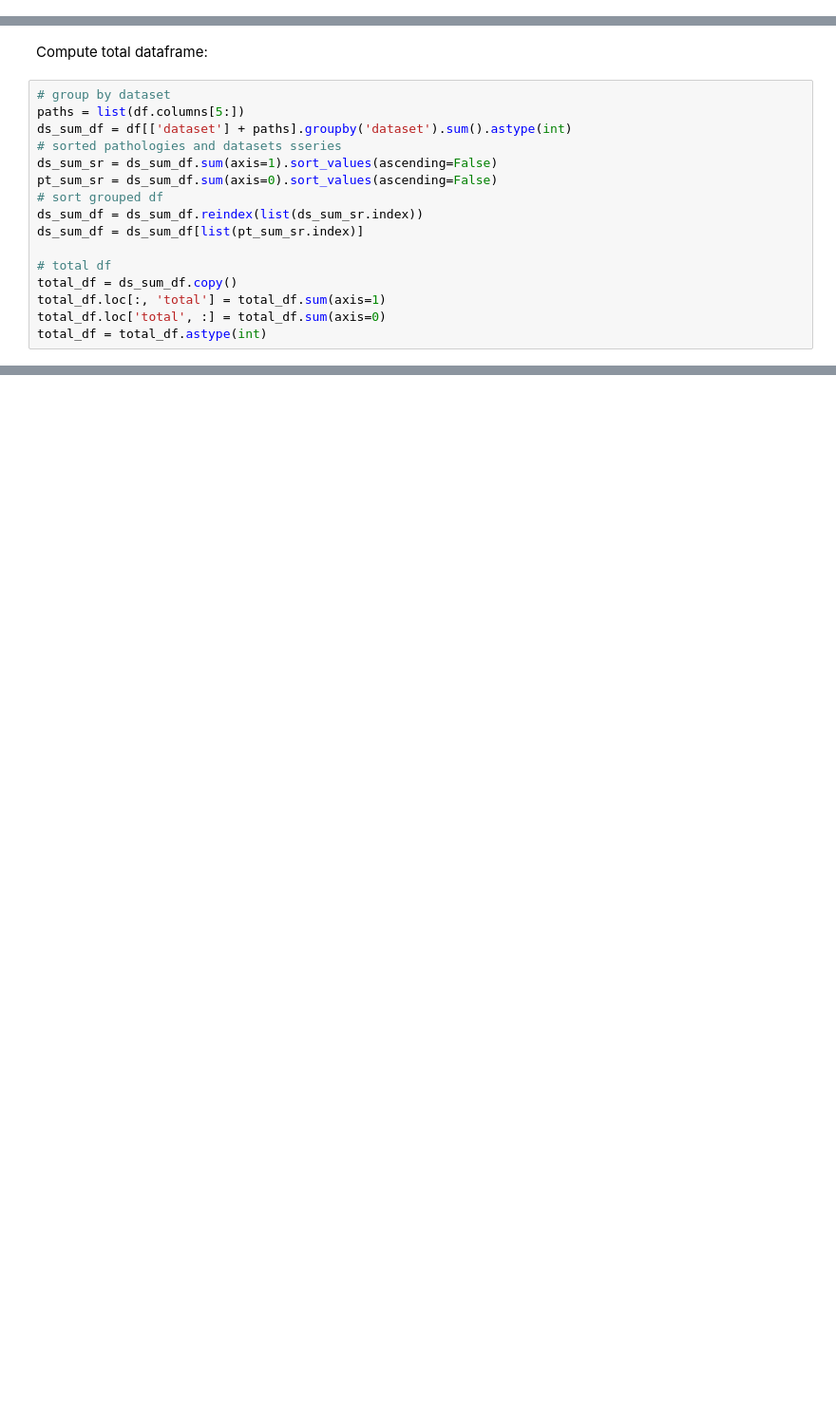
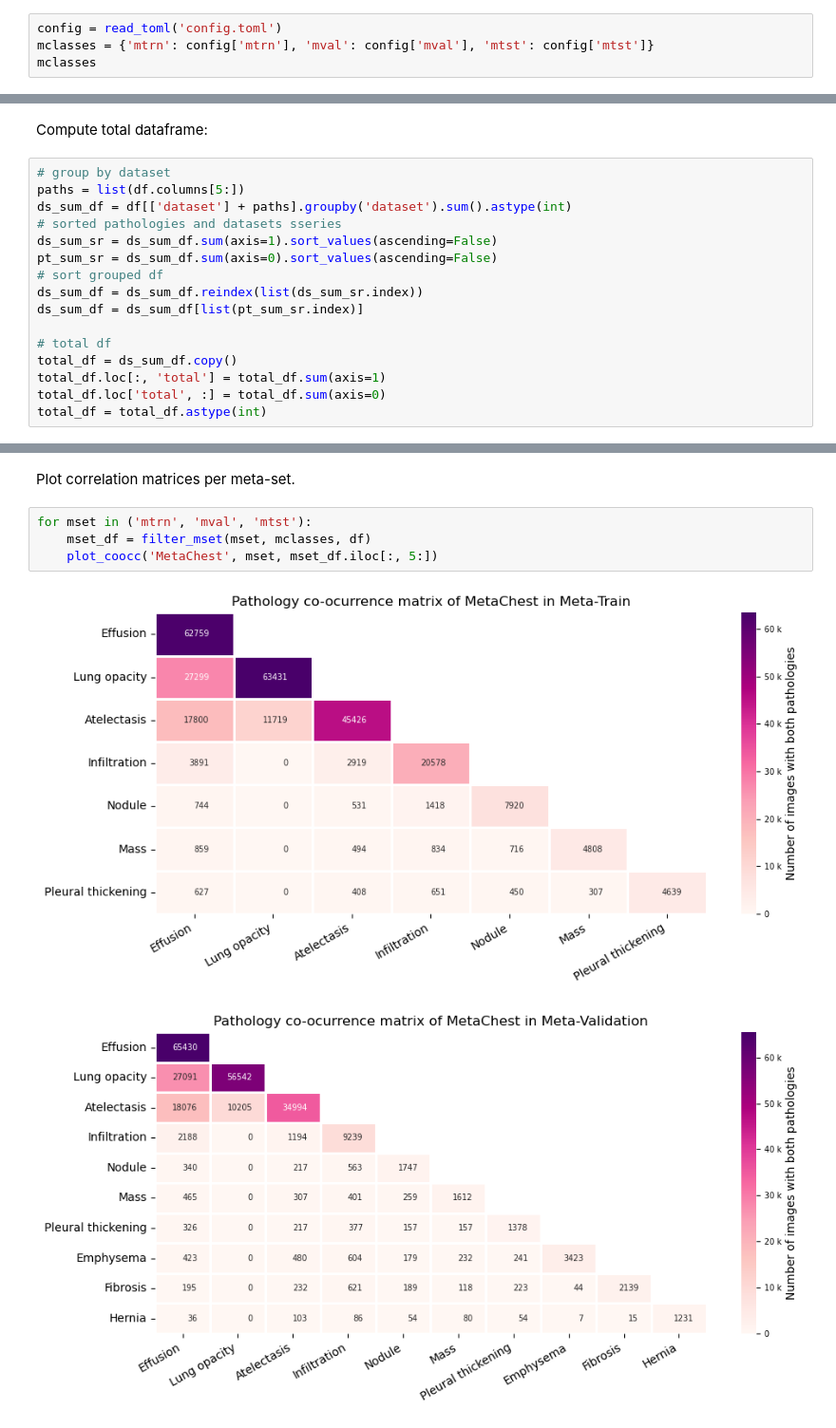
Before and after one commit to richardtml/metachest-dev, a Jupyter notebook: mtl_complete.ipynb, the cells around one changed output, grey strips where cells are left out. Shown at 95% size. Saved outputs shown, nothing was run; the diff lists cells and outputs as text; blank space fills up the shorter version.

```diff
--- a/mtl_complete.ipynb
+++ b/mtl_complete.ipynb
@@ -13,2 +13,6 @@ from common import MCLASSES, filter_msets, read_toml, save_toml
 # %% [markdown]
 ## Generate
+# %%
+config = read_toml('config.toml')
+mclasses = {'mtrn': config['mtrn'], 'mval': config['mval'], 'mtst': config['mtst']}
+mclasses
@@ -105,0 +181,9 @@ plot_metasets(ds_sum_df, MCLASSES.values())
+# %% [markdown]
+Plot correlation matrices per meta-set.
+# %%
+for mset in ('mtrn', 'mval', 'mtst'):
+    mset_df = filter_mset(mset, mclasses, df)
+    plot_coocc('MetaChest', mset, mset_df.iloc[:, 5:])
+# %% [output]
+[figure, added]
+[figure, added]
```
Also changed, not shown: parts of 18 cells of this notebook, 4 other files.
